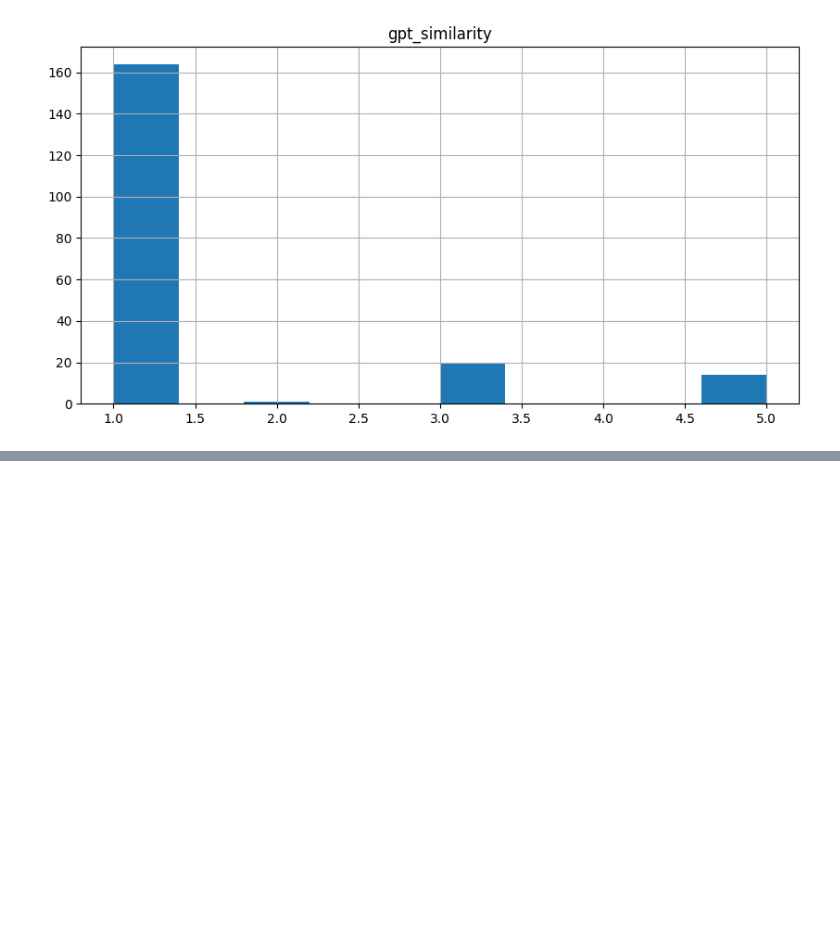
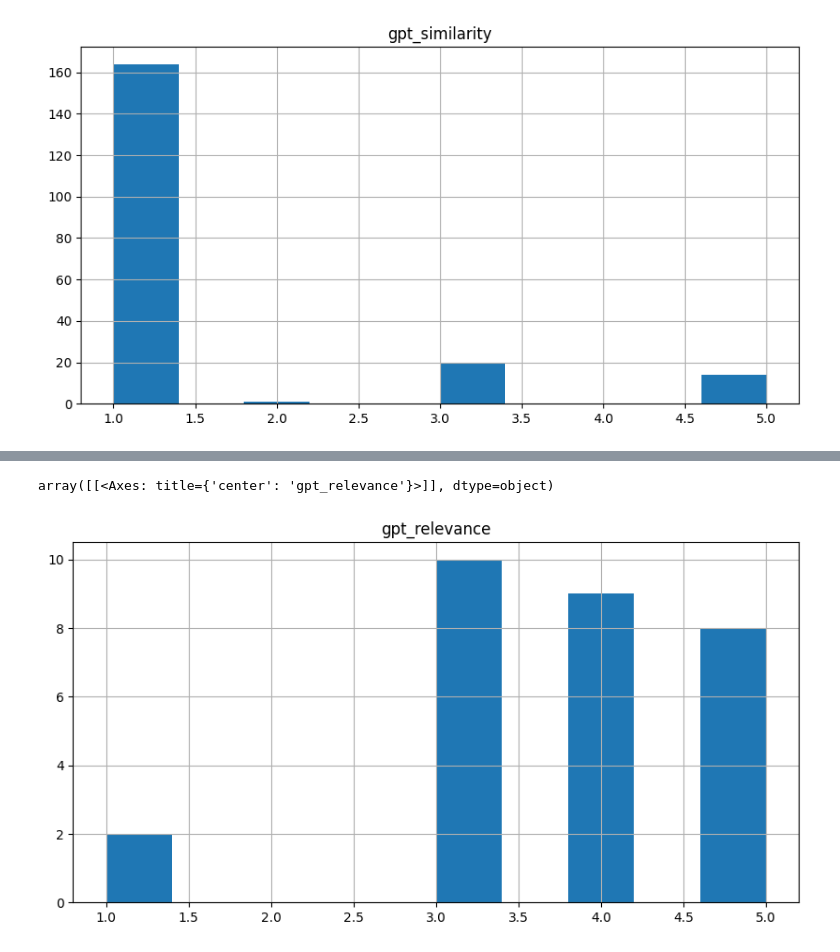
Before and after one commit to prabdeb/openai-iot-speech-chatbot, a Jupyter notebook: experiments/evaluation/Results.ipynb, the cells around one changed output, grey strips where cells are left out. Drawn from its saved outputs; the diff is of its cells as text; code cells hidden in the pictures; blank space fills up the shorter version.

Commit message:
Adding GPT evaluations

```diff
--- a/experiments/evaluation/Results.ipynb
+++ b/experiments/evaluation/Results.ipynb
@@ -76,0 +90,4 @@ array([[<Axes: title={'center': 'gpt_similarity'}>]], dtype=object)
+# %%
+# Read the result
+gpt_relevance = pd.read_csv('prompt_flow_results/News_Check_GPT_Relevance_Evaluation.csv', index_col=0)
+gpt_relevance.shape
@@ -76,0 +109,6 @@ array([[<Axes: title={'center': 'gpt_similarity'}>]], dtype=object)
+# %%
+# Plot a histogram of the GPT scores
+gpt_relevance.hist(bins=10, figsize=(10, 5))
+# %% [output]
+array([[<Axes: title={'center': 'gpt_relevance'}>]], dtype=object)
+[figure, added]
```
Also changed, not shown: parts of 5 cells of this notebook, 4 other files.
